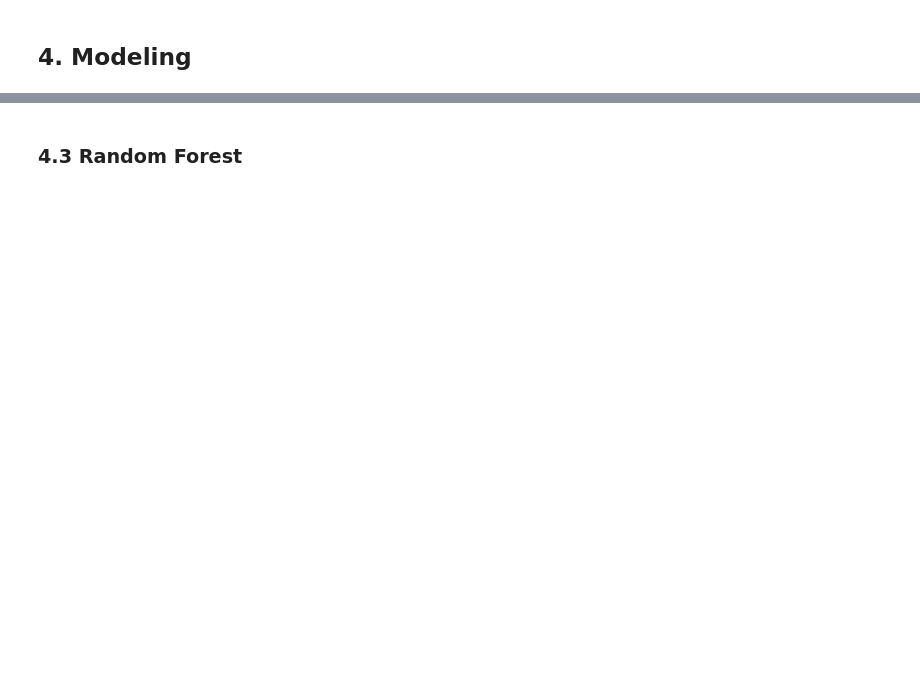
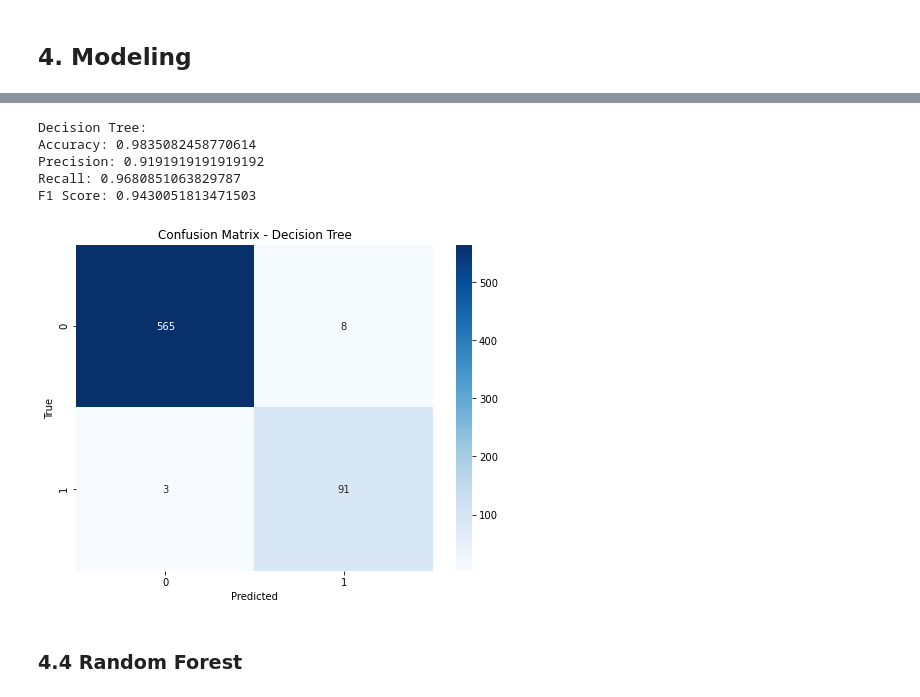
Before and after one commit to Ingavi39/Phase-3-project-, a Jupyter notebook: Phase 3 project.ipynb, the cells around one changed output, grey strips where cells are left out. Drawn from its saved outputs; the diff is of its cells as text; code cells hidden in the pictures; blank space fills up the shorter version.

```diff
--- a/Phase 3 project.ipynb
+++ b/Phase 3 project.ipynb
@@ -359,2 +425,34 @@ df.head()
+# %%
+dt_clf = DecisionTreeClassifier(random_state=110)
+
+dt_clf.fit(resampled_X_train,resampled_y_train)
+
+y_pred_log = dt_clf.predict(X_test)
+# %%
+accuracy = accuracy_score(y_test, y_pred_log)
+precision = precision_score(y_test, y_pred_log)
+recall = recall_score(y_test, y_pred_log)
+f1 = f1_score(y_test, y_pred_log)
+
+print('Decision Tree:')
+print('Accuracy:', accuracy)
+print('Precision:', precision)
+print('Recall:', recall)
+print('F1 Score:', f1)
+
+cm = confusion_matrix(y_test, y_pred_log)
+plt.figure(figsize=(8, 6))
+sns.heatmap(cm, annot=True, cmap='Blues', fmt='d')
+plt.title('Confusion Matrix - Decision Tree')
+plt.xlabel('Predicted')
+plt.ylabel('True')
+plt.show()
+# %% [output]
+Decision Tree:
+Accuracy: 0.9835082458770614
+Precision: 0.9191919191919192
+Recall: 0.9680851063829787
+F1 Score: 0.9430051813471503
+[figure, added]
 # %% [markdown]
-### 4.3 Random Forest
+### 4.4 Random Forest
```
Also changed, not shown: parts of 19 cells of this notebook.
